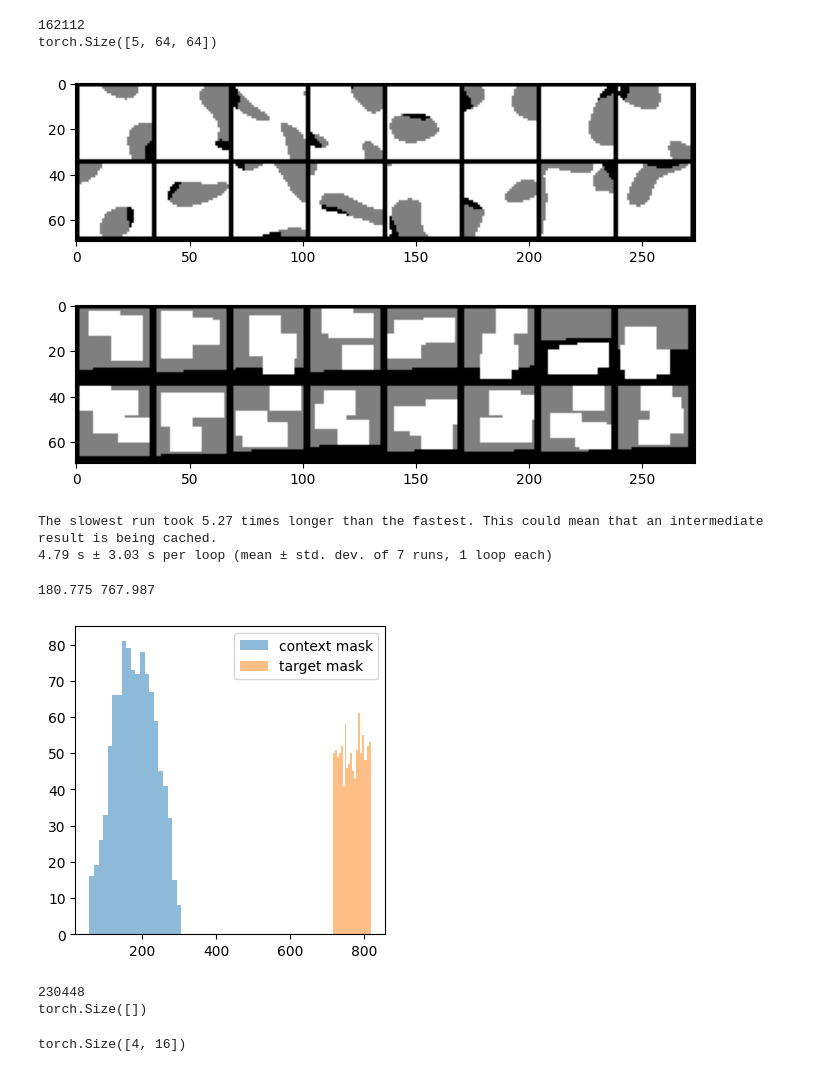
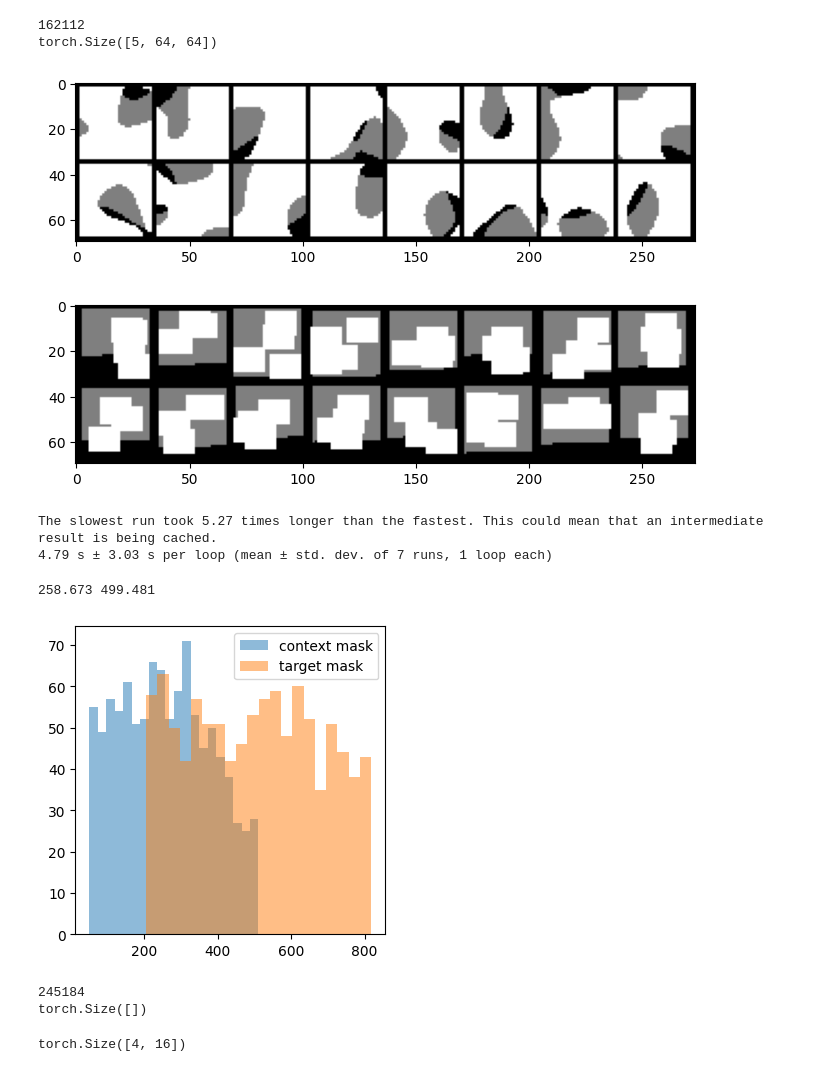
Before and after one commit to eisbetterthanpi/JEPA, a Jupyter notebook: I_JEPA.ipynb, the cells around one changed output. Cells and saved outputs as stored; diff of their text form; code cells hidden in the pictures.

```diff
--- a/I_JEPA.ipynb
+++ b/I_JEPA.ipynb
@@ -647,7 +647,8 @@ def simplexmask2d(hw=(32,32), ctx_scale=(.85,1.), trg_scale=(.6,.8), B=64, chaos
     seq = hw[0]*hw[1]
     ctx_len, trg_len = int(seq*ctx_mask_scale), int(seq*trg_mask_scale)
     val, trg_index = torch.topk(noise, trg_len, dim=1, sorted=False)
-    ctx_len = ctx_len - trg_len
+    # ctx_len = ctx_len - trg_len
+    ctx_len = min(ctx_len, seq-trg_len)
 
     remove_mask = torch.ones((B,seq), dtype=bool) # [B, S]
     remove_mask.scatter_(1, trg_index, False).flatten()
@@ -662,8 +663,9 @@ def simplexmask2d(hw=(32,32), ctx_scale=(.85,1.), trg_scale=(.6,.8), B=64, chaos
 
 b=16
 # ctx_index, trg_index = simplexmask2d(hw=(32,32), ctx_scale=(.85,1), trg_scale=(.7,.8), B=b, chaos=[3,.5])
-ctx_index, trg_index = simplexmask2d(hw=(32,32), ctx_scale=(.85,1), trg_scale=(.7,.8), B=b, chaos=[3,1])
+# ctx_index, trg_index = simplexmask2d(hw=(32,32), ctx_scale=(.85,1), trg_scale=(.7,.8), B=b, chaos=[3,1])
 # ctx_index, trg_index = simplexmask2d(hw=(32,32), ctx_scale=(.85,1), trg_scale=(.2,.8), B=b, chaos=[3,1])
+ctx_index, trg_index = simplexmask2d(hw=(32,32), ctx_scale=(.05,.2), trg_scale=(.7,.8), B=b, chaos=[3,1])
 # ctx_index, trg_index = simplexmask2d(hw=(32,32), ctx_scale=(.85,1), trg_scale=(.5,.5), B=b, chaos=[.01,.5])
 
 
@@ -685,7 +687,7 @@ mask = mask.reshape(b,1,32,32)
 import torchvision
 imshow(torchvision.utils.make_grid(mask, nrow=8))
 # %% [output]
-[figure, old version]
+[figure, new version]
 # %%
 # @title masks
 import torch
@@ -879,7 +881,7 @@ mask = mask.reshape(b,1,32,32)
 import torchvision
 imshow(torchvision.utils.make_grid(mask, nrow=8))
 # %% [output]
-[figure, old version]
+[figure, new version]
 # %%
 mask_collator = MaskCollator(hw=(1024,1024), enc_mask_scale=(.85, 1.), pred_mask_scale=(.15, .2), aspect_ratio=(.75, 1.5), nenc=1, npred=4, min_keep=4, allow_overlap=False)
 # %timeit collated_masks_enc, collated_masks_pred = mask_collator(64) # 225 ms 1024:4.79 s
@@ -890,27 +892,28 @@ The slowest run took 5.27 times longer than the fastest. This could mean that an
 # %%
 
 ttc=[]
 ttt=[]
 def mean(x): return sum(x)/len(x)
 
 for i in range(1000):
     # collated_masks_enc, collated_masks_pred = mask_collator(1)
     # context_indices, trg_indices = torch.stack(collated_masks_enc).squeeze(0), torch.stack(collated_masks_pred).transpose(0,1).flatten(1).unique(dim=1) # [num_msk, b,num_tok]->[b,num_tok] # [64, 65], [64, 32]
-    context_indices, trg_indices = simplexmask2d(hw=(32,32), ctx_scale=(.85,1.), trg_scale=(.7,.8), B=b, chaos=[3,1])
+    # context_indices, trg_indices = simplexmask2d(hw=(32,32), ctx_scale=(.85,1.), trg_scale=(.7,.8), B=1, chaos=[3,1])
+    context_indices, trg_indices = simplexmask2d(hw=(32,32), ctx_scale=(.05,.5), trg_scale=(.2,.8), B=1, chaos=[3,1])
     ttc.append(context_indices.shape[-1])
     ttt.append(trg_indices.shape[-1])
 
 print(mean(ttc), mean(ttt))
 
 import matplotlib.pyplot as plt
 plt.rcParams["figure.figsize"] = (4,4)
 plt.hist(ttc, bins=20, alpha=.5, label='context mask')
 plt.hist(ttt, bins=20, alpha=.5, label='target mask')
 plt.legend()
 plt.show()
 # %% [output]
-180.775 767.987
+258.673 499.481
-[figure, old version]
+[figure, new version]
 # %%
 # @title Transformer Predictor
 import torch
@@ -970,8 +973,8 @@ class IJEPA(nn.Module):
         self.patch_size = 4 # 4
         # self.student = Hiera(self.patch_size, in_dim, d_model, out_dim=out_dim, n_heads=n_heads, nlayers=nlayers, drop=0.)
         self.student = ViT(self.patch_size, in_dim, d_model, out_dim=out_dim, n_heads=n_heads, nlayers=nlayers, drop=0.)
-        # self.predicter = TransformerPredictor(out_dim, d_model//2, out_dim, n_heads=n_heads, nlayers=nlayers//2, drop=0.)
-        self.predicter = TransformerPredictor(out_dim, 3*d_model//8, out_dim, n_heads=4, nlayers=1, drop=0.)
+        self.predicter = TransformerPredictor(out_dim, d_model//2, out_dim, n_heads=4, nlayers=1, drop=0.)
+        # self.predicter = TransformerPredictor(out_dim, 3*d_model//8, out_dim, n_heads=4, nlayers=1, drop=0.)
         import copy
         self.teacher = copy.deepcopy(self.student)
         self.teacher.requires_grad_(False)
@@ -981,13 +984,15 @@ class IJEPA(nn.Module):
         # print('ijepa loss x',x.shape)
         hw=(8,8)
         # hw=(32,32)
-        # mask_collator = MaskCollator(hw, enc_mask_scale=(.85, 1.), pred_mask_scale=(.15, .2), aspect_ratio=(.75, 1.5), nenc=1, npred=4, min_keep=4, allow_overlap=False)
-        # collated_masks_enc, collated_masks_pred = mask_collator(b)
-        # context_indices, trg_indices = torch.stack(collated_masks_enc).squeeze(0), torch.stack(collated_masks_pred).transpose(0,1).flatten(1).unique(dim=1) # [num_msk, b,num_tok]->[b,num_tok] # [64, 65], [64, 32]
+        mask_collator = MaskCollator(hw, enc_mask_scale=(.85, 1.), pred_mask_scale=(.15, .2), aspect_ratio=(.75, 1.5), nenc=1, npred=4, min_keep=4, allow_overlap=False)
+        collated_masks_enc, collated_masks_pred = mask_collator(b)
+        context_indices, trg_indices = torch.stack(collated_masks_enc).squeeze(0), torch.stack(collated_masks_pred).transpose(0,1).flatten(1).unique(dim=1) # [num_msk, b,num_tok]->[b,num_tok] # [64, 65], [64, 32]
         # print(context_indices.shape, trg_indices.shape)
 
         # context_indices, trg_indices = simplexmask2d(hw, ctx_scale=(.85,1), trg_scale=(.7,.8), B=b, chaos=[3,.5])
-        context_indices, trg_indices = simplexmask2d(hw, ctx_scale=(.85,1), trg_scale=(.6,.7), B=b, chaos=[3,.5])
+        # context_indices, trg_indices = simplexmask2d(hw, ctx_scale=(.85,1), trg_scale=(.7,.8), B=b, chaos=[5,.5])
+        # context_indices, trg_indices = simplexmask2d(hw, ctx_scale=(.05,.2), trg_scale=(.7,.8), B=b, chaos=[3,1])
+        # context_indices, trg_indices = context_indices.repeat(b,1), trg_indices.repeat(b,1)
 
         # zero_mask = torch.zeros(b ,*hw, device=device).flatten(1)
         # zero_mask[torch.arange(b).unsqueeze(-1), context_indices] = 1
@@ -1055,7 +1060,7 @@ classifier = Classifier(ijepa.out_dim, 10).to(device)
 coptim = torch.optim.SGD(classifier.parameters(), lr=1e-3)
 # optim = torch.optim.AdamW([{'params': ijepa.parameters()}, {'params': classifier.parameters(), 'lr': 1e-3}], lr=1e-3)
 # %% [output]
-230448
+245184
 torch.Size([])
 # %%
 # @title TransformerVICReg
```
Also changed, not shown: parts of 2 cells of this notebook.
